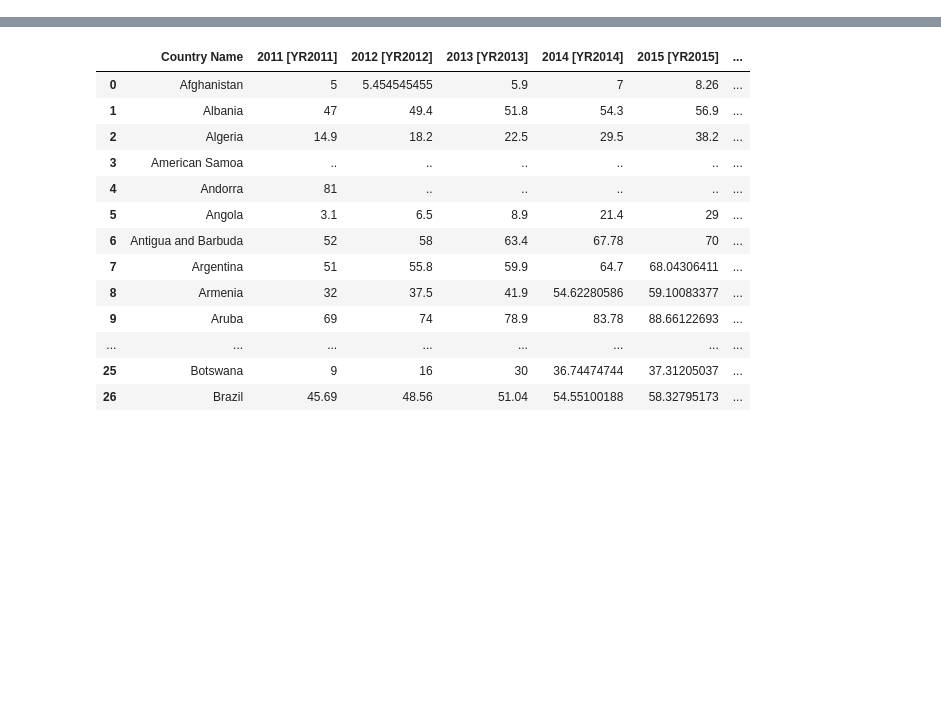
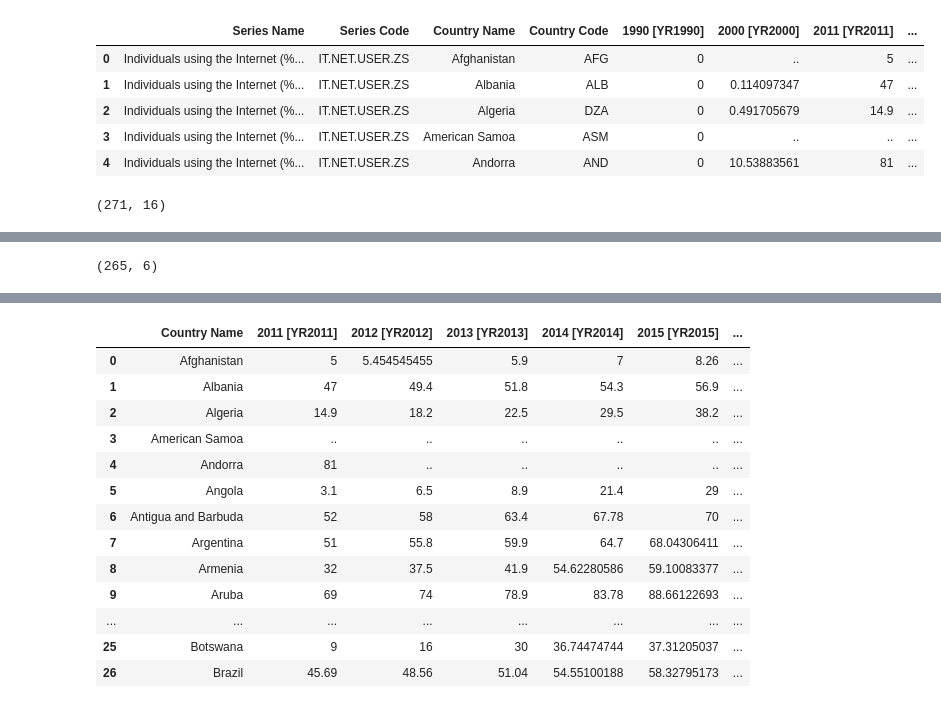
Before and after one commit to Achrista37/world_internet_access, a Jupyter notebook: working_file.ipynb, the cells around one changed output, grey strips where cells are left out. Drawn from its saved outputs; the diff is of its cells as text; code cells hidden in the pictures; blank space fills up the shorter version.

```diff
--- a/working_file.ipynb
+++ b/working_file.ipynb
@@ -10,10 +10,26 @@ import sqlalchemy
 from sqlalchemy.ext.automap import automap_base
 from sqlalchemy.orm import Session
 from sqlalchemy import create_engine
+# %%
+#set all columns to be displayed
+pd.set_option('display.max_columns', None)
 # %%
 # Study data file 1
 worldinternet_path = "data.csv"
 # %%
 worldinternet_results = pd.read_csv(worldinternet_path)
+# %%
+worldinternet_results.head()
+# %% [output]
+|  | Series Name | Series Code | Country Name | Country Code | 1990 [YR1990] | 2000 [YR2000] | 2011 [YR2011] | ... |
+| 0 | Individuals using the Internet (%... | IT.NET.USER.ZS | Afghanistan | AFG | 0 | .. | 5 | ... |
+| 1 | Individuals using the Internet (%... | IT.NET.USER.ZS | Albania | ALB | 0 | 0.114097347 | 47 | ... |
+| 2 | Individuals using the Internet (%... | IT.NET.USER.ZS | Algeria | DZA | 0 | 0.491705679 | 14.9 | ... |
+| 3 | Individuals using the Internet (%... | IT.NET.USER.ZS | American Samoa | ASM | 0 | .. | .. | ... |
+| 4 | Individuals using the Internet (%... | IT.NET.USER.ZS | Andorra | AND | 0 | 10.53883561 | 81 | ... |
+# %%
+worldinternet_results.shape
+# %% [output]
+(271, 16)
 # %%
 # Study data file 2
@@ -40,5 +56,9 @@ worldbank_results.head(30)
 | 27 | BMU | North America | High income | NaN | Bermuda | NaN |
 | 28 | BOL | Latin America & Caribbean | Lower middle income | NaN | Bolivia | NaN |
 | 29 | BRA | Latin America & Caribbean | Upper middle income | NaN | Brazil | NaN |
+# %%
+worldincome_results.shape
+# %% [output]
+(265, 6)
 # %%
 #merging the data sets
```
Also changed, not shown: parts of 10 cells of this notebook.
